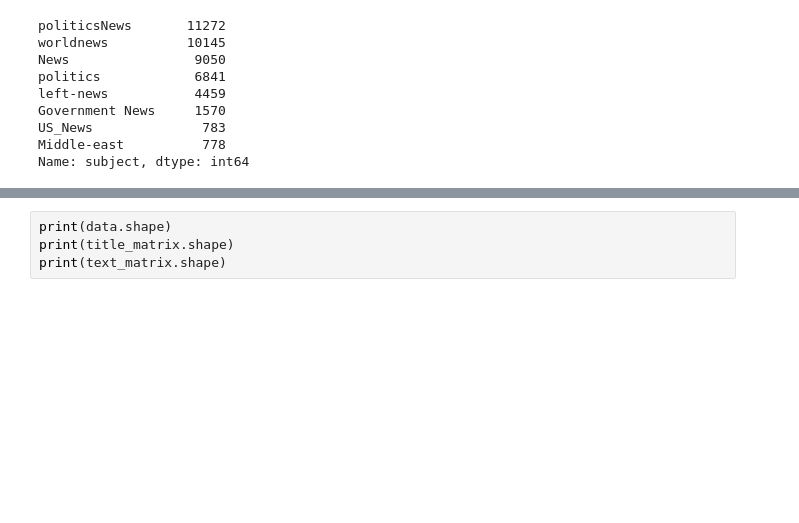
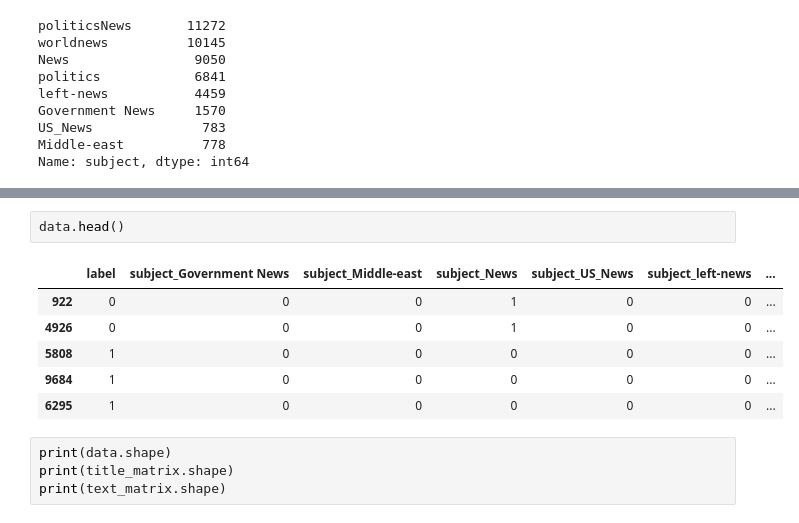
Before and after one commit to hosseindamavandi/Fake-News-Detection, a Jupyter notebook: Note-Books/ANN/ANN.ipynb, the cells around one changed output, grey strips where cells are left out. Drawn from its saved outputs; the diff is of its cells as text; blank space fills up the shorter version.

```diff
--- a/Note-Books/ANN/ANN.ipynb
+++ b/Note-Books/ANN/ANN.ipynb
@@ -284,6 +222,15 @@ Data columns (total 9 columns):
  8   subject_worldnews        44898 non-null  uint8
 dtypes: int64(1), uint8(8)
 memory usage: 1.0 MB
+# %%
+data.head()
+# %% [output]
+|  | label | subject_Government News | subject_Middle-east | subject_News | subject_US_News | subject_left-news | ... |
+| 922 | 0 | 0 | 0 | 1 | 0 | 0 | ... |
+| 4926 | 0 | 0 | 0 | 1 | 0 | 0 | ... |
+| 5808 | 1 | 0 | 0 | 0 | 0 | 0 | ... |
+| 9684 | 1 | 0 | 0 | 0 | 0 | 0 | ... |
+| 6295 | 1 | 0 | 0 | 0 | 0 | 0 | ... |
 # %%
 print(data.shape)
 print(title_matrix.shape)
```
Also changed, not shown: parts of 42 cells of this notebook.
